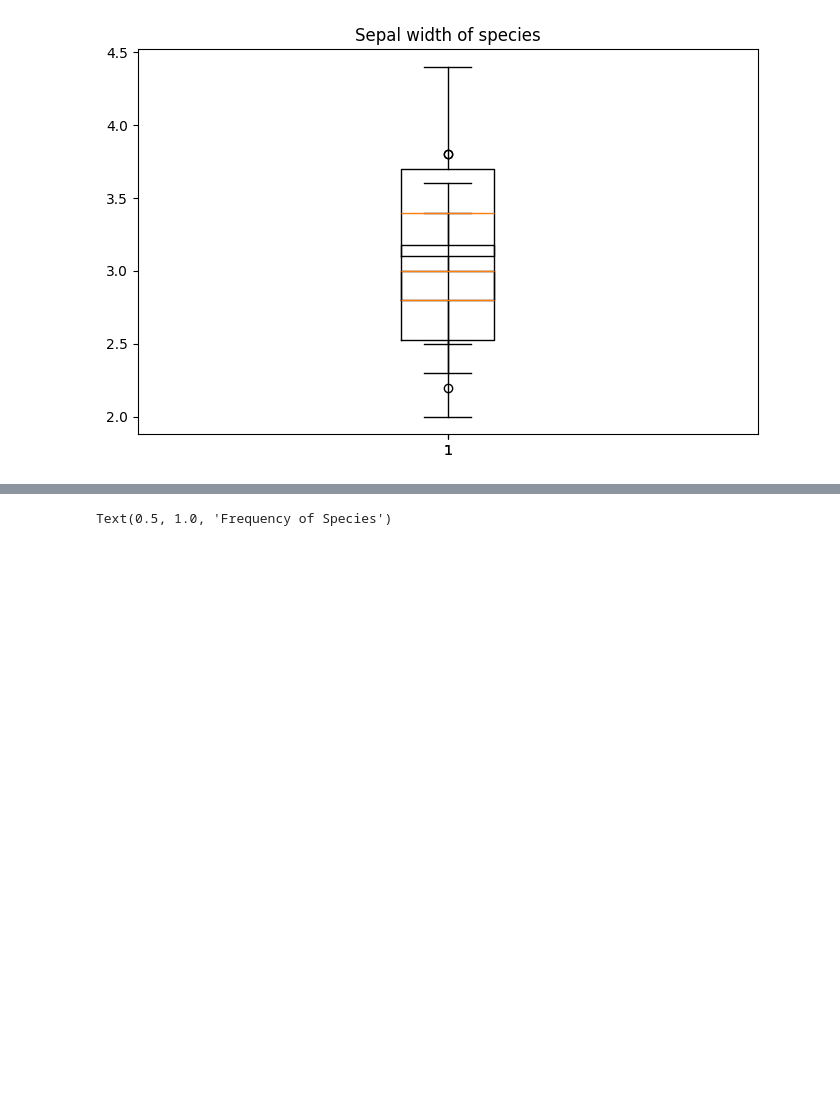
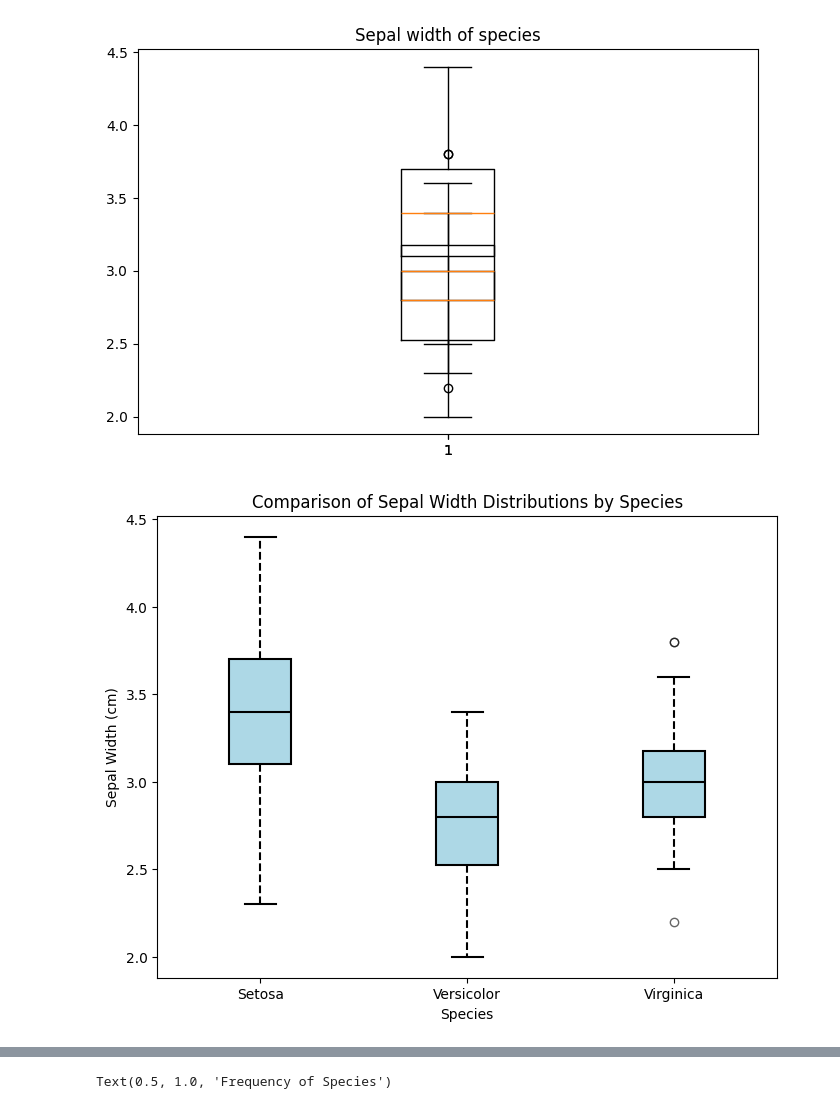
Before and after one commit to Srishti36912/python, a Jupyter notebook: practice.ipynb, the cells around one changed output, grey strips where cells are left out. Cells and saved outputs as stored; diff of their text form; code cells hidden in the pictures; blank space fills up the shorter version.

```diff
--- a/practice.ipynb
+++ b/practice.ipynb
@@ -1150,5 +1150,29 @@ plt.title("Sepal width of species")
 # %% [output]
 Text(0.5, 1.0, 'Sepal width of species')
 [figure]
+# %%
+#3
+plt.figure(figsize=(8, 6))
+# Create boxplot
+plt.boxplot([setosa['Sepal width'],
+            versicolor['Sepal width'],
+            virginica['Sepal width']],
+            patch_artist=True,  # For filling the boxes with colors
+            boxprops=dict(facecolor='lightblue', color='black', linewidth=1.5),
+            whiskerprops=dict(color='black', linewidth=1.5, linestyle='--'),
+            capprops=dict(color='black', linewidth=1.5),
+            flierprops=dict(marker='o', color='red', alpha=0.6),
+            medianprops=dict(color='black', linewidth=1.5))
+
+# Adding labels
+plt.xticks([1, 2, 3], ['Setosa', 'Versicolor', 'Virginica'])
+plt.xlabel('Species')
+plt.ylabel('Sepal Width (cm)')
+plt.title('Comparison of Sepal Width Distributions by Species')
+
+# Show the plot
+plt.show()
+# %% [output]
+[figure, added]
 # %%
 #4
```
Also changed, not shown: parts of 2 cells of this notebook.
